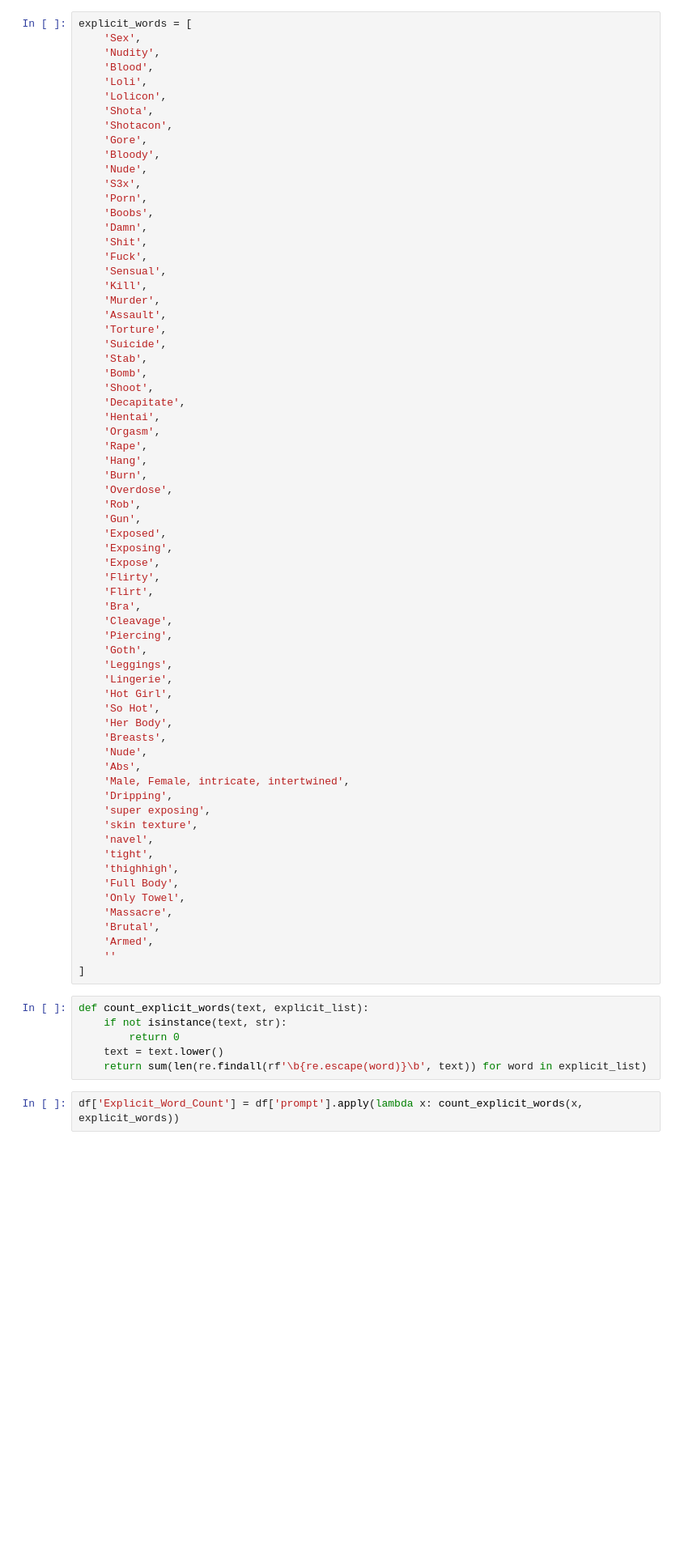
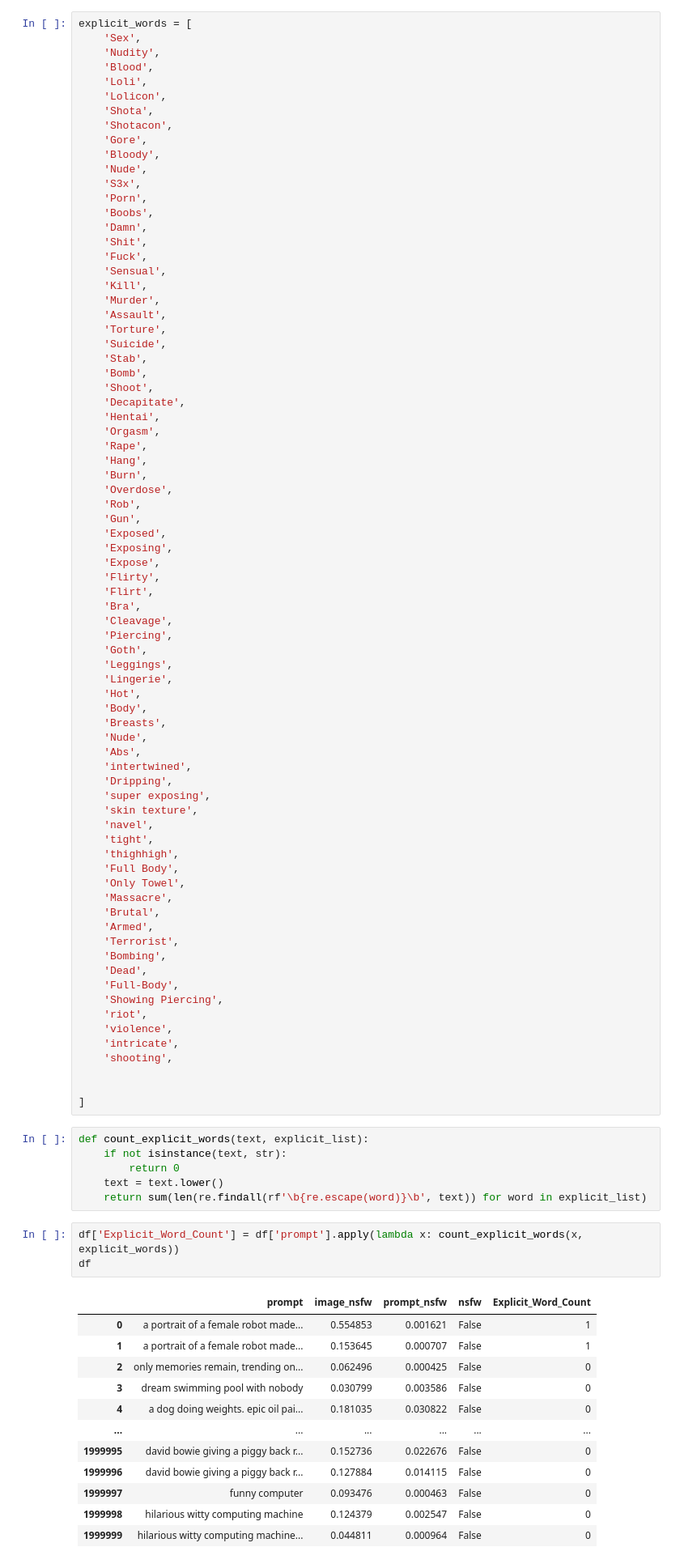
Before and after one commit to whoshilo/ML2, a Jupyter notebook: ILLEGAL/Explicit.ipynb, the cells around one changed output. Shown: that part at 81% size. Saved outputs shown, nothing was run; the diff lists cells and outputs as text; blank space fills up the shorter version.

```diff
--- a/ILLEGAL/Explicit.ipynb
+++ b/ILLEGAL/Explicit.ipynb
@@ -89,13 +90,12 @@ explicit_words = [
     'Goth',
     'Leggings',
     'Lingerie',
-    'Hot Girl',
-    'So Hot',
-    'Her Body',
+    'Hot',
+    'Body',
     'Breasts',
     'Nude',
     'Abs',
-    'Male, Female, intricate, intertwined',
+    'intertwined',
     'Dripping',
     'super exposing',
     'skin texture',
@@ -107,7 +107,17 @@ explicit_words = [
     'Massacre',
     'Brutal',
     'Armed',
-    ''
+    'Terrorist',
+    'Bombing',
+    'Dead',
+    'Full-Body',
+    'Showing Piercing',
+    'riot',
+    'violence',
+    'intricate',
+    'shooting',
+
+
 ]
 # %%
 def count_explicit_words(text, explicit_list):
@@ -117,3 +127,17 @@ def count_explicit_words(text, explicit_list):
     return sum(len(re.findall(rf'\b{re.escape(word)}\b', text)) for word in explicit_list)
 # %%
 df['Explicit_Word_Count'] = df['prompt'].apply(lambda x: count_explicit_words(x, explicit_words))
+df
+# %% [output]
+|  | prompt | image_nsfw | prompt_nsfw | nsfw | Explicit_Word_Count |
+| 0 | a portrait of a female robot made... | 0.554853 | 0.001621 | False | 1 |
+| 1 | a portrait of a female robot made... | 0.153645 | 0.000707 | False | 1 |
+| 2 | only memories remain, trending on... | 0.062496 | 0.000425 | False | 0 |
+| 3 | dream swimming pool with nobody | 0.030799 | 0.003586 | False | 0 |
+| 4 | a dog doing weights. epic oil pai... | 0.181035 | 0.030822 | False | 0 |
+| ... | ... | ... | ... | ... | ... |
+| 1999995 | david bowie giving a piggy back r... | 0.152736 | 0.022676 | False | 0 |
+| 1999996 | david bowie giving a piggy back r... | 0.127884 | 0.014115 | False | 0 |
+| 1999997 | funny computer | 0.093476 | 0.000463 | False | 0 |
+| 1999998 | hilarious witty computing machine | 0.124379 | 0.002547 | False | 0 |
+| 1999999 | hilarious witty computing machine... | 0.044811 | 0.000964 | False | 0 |
```
Also changed, not shown: parts of 11 cells of this notebook, 1 other file.
